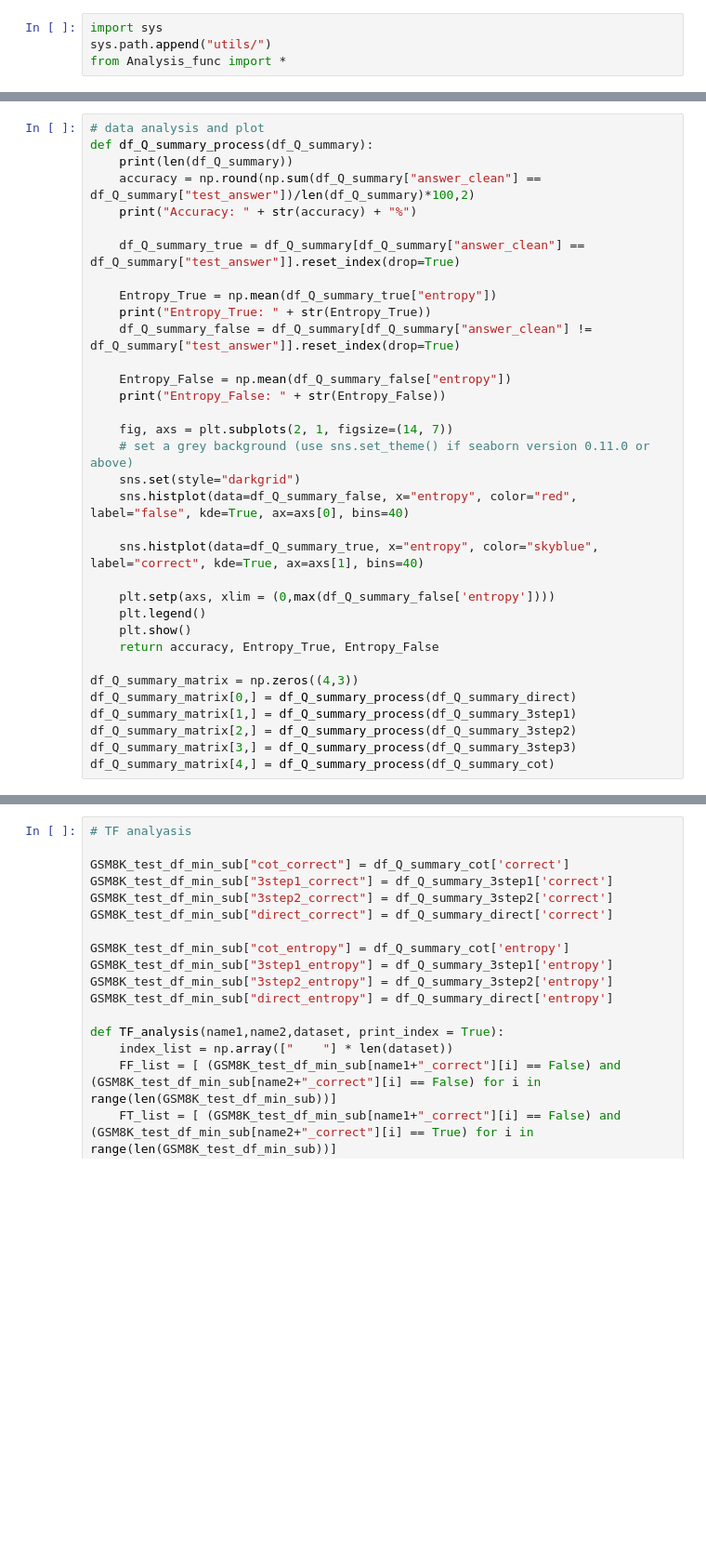
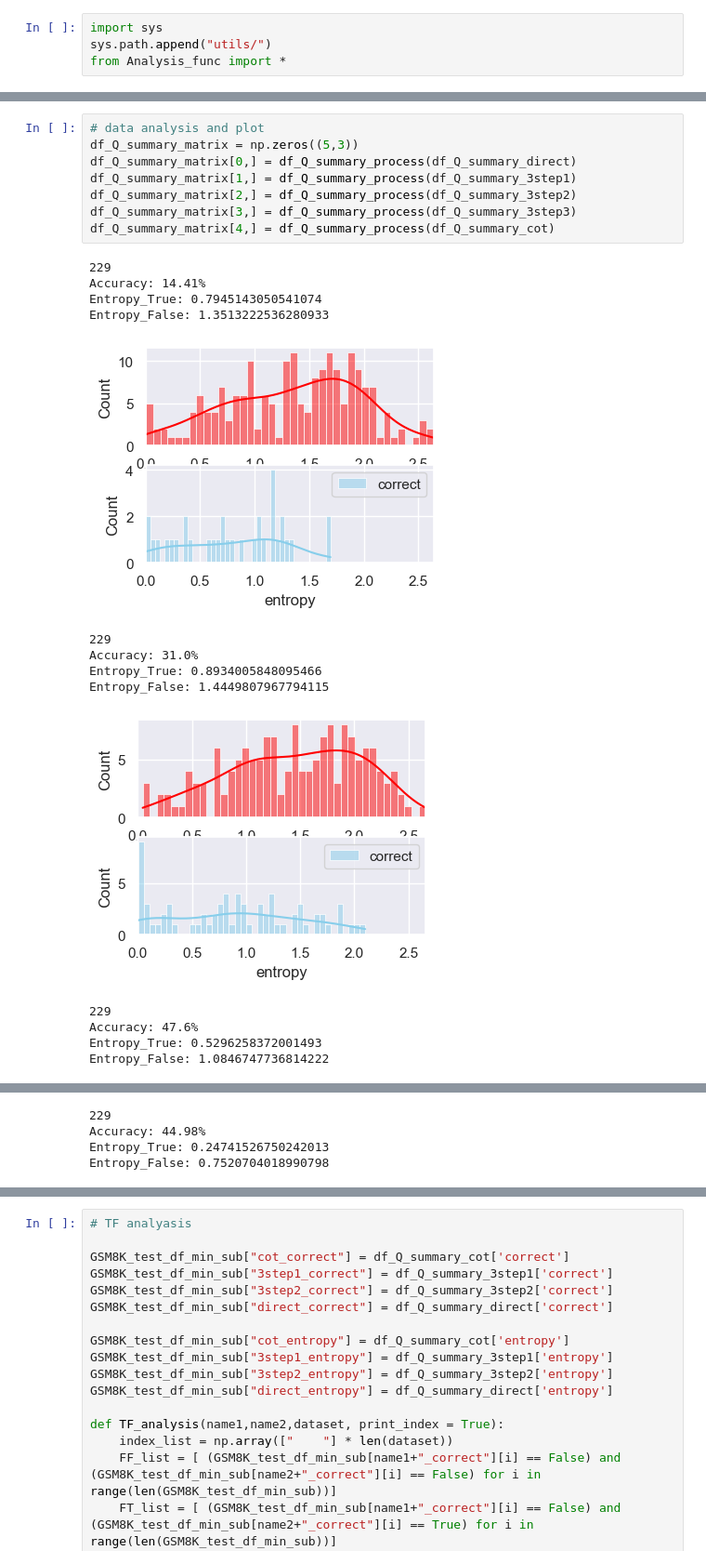
Before and after one commit to nz3118Nan/Chain_of_Information, a Jupyter notebook: COI_Analysis.ipynb, the cells around one changed output, grey strips where cells are left out. Shown at 93% size. Saved outputs shown, nothing was run; the diff lists cells and outputs as text; blank space fills up the shorter version.

```diff
--- a/COI_Analysis.ipynb
+++ b/COI_Analysis.ipynb
@@ -170,34 +171,0 @@ Accuracy Cot: 52.4%
-# %%
-# data analysis and plot
-def df_Q_summary_process(df_Q_summary):
-    print(len(df_Q_summary))
-    accuracy = np.round(np.sum(df_Q_summary["answer_clean"] == df_Q_summary["test_answer"])/len(df_Q_summary)*100,2)
-    print("Accuracy: " + str(accuracy) + "%")
-
-    df_Q_summary_true = df_Q_summary[df_Q_summary["answer_clean"] == df_Q_summary["test_answer"]].reset_index(drop=True)
-
-    Entropy_True = np.mean(df_Q_summary_true["entropy"])
-    print("Entropy_True: " + str(Entropy_True))
-    df_Q_summary_false = df_Q_summary[df_Q_summary["answer_clean"] != df_Q_summary["test_answer"]].reset_index(drop=True)
-
-    Entropy_False = np.mean(df_Q_summary_false["entropy"])
-    print("Entropy_False: " + str(Entropy_False))
-
-    fig, axs = plt.subplots(2, 1, figsize=(14, 7))
-    # set a grey background (use sns.set_theme() if seaborn version 0.11.0 or above)
-    sns.set(style="darkgrid")
-    sns.histplot(data=df_Q_summary_false, x="entropy", color="red", label="false", kde=True, ax=axs[0], bins=40)
-
-    sns.histplot(data=df_Q_summary_true, x="entropy", color="skyblue", label="correct", kde=True, ax=axs[1], bins=40)
-
-    plt.setp(axs, xlim = (0,max(df_Q_summary_false['entropy'])))
-    plt.legend()
-    plt.show()
-    return accuracy, Entropy_True, Entropy_False
-
-df_Q_summary_matrix = np.zeros((4,3))
-df_Q_summary_matrix[0,] = df_Q_summary_process(df_Q_summary_direct)
-df_Q_summary_matrix[1,] = df_Q_summary_process(df_Q_summary_3step1)
-df_Q_summary_matrix[2,] = df_Q_summary_process(df_Q_summary_3step2)
-df_Q_summary_matrix[3,] = df_Q_summary_process(df_Q_summary_3step3)
-df_Q_summary_matrix[4,] = df_Q_summary_process(df_Q_summary_cot)
@@ -224,0 +172,23 @@ Entropy_False: 0.893617345758916
+# %%
+# data analysis and plot
+df_Q_summary_matrix = np.zeros((5,3))
+df_Q_summary_matrix[0,] = df_Q_summary_process(df_Q_summary_direct)
+df_Q_summary_matrix[1,] = df_Q_summary_process(df_Q_summary_3step1)
+df_Q_summary_matrix[2,] = df_Q_summary_process(df_Q_summary_3step2)
+df_Q_summary_matrix[3,] = df_Q_summary_process(df_Q_summary_3step3)
+df_Q_summary_matrix[4,] = df_Q_summary_process(df_Q_summary_cot)
+# %% [output]
+229
+Accuracy: 14.41%
+Entropy_True: 0.7945143050541074
+Entropy_False: 1.3513222536280933
+[figure, added]
+229
+Accuracy: 31.0%
+Entropy_True: 0.8934005848095466
+Entropy_False: 1.4449807967794115
+[figure, added]
+229
+Accuracy: 47.6%
+Entropy_True: 0.5296258372001493
+Entropy_False: 1.0846747736814222
@@ -224,0 +196,4 @@ Entropy_False: 0.893617345758916
+229
+Accuracy: 44.98%
+Entropy_True: 0.24741526750242013
+Entropy_False: 0.7520704018990798
```
Also changed, not shown: parts of 12 cells of this notebook, 6 other files.
